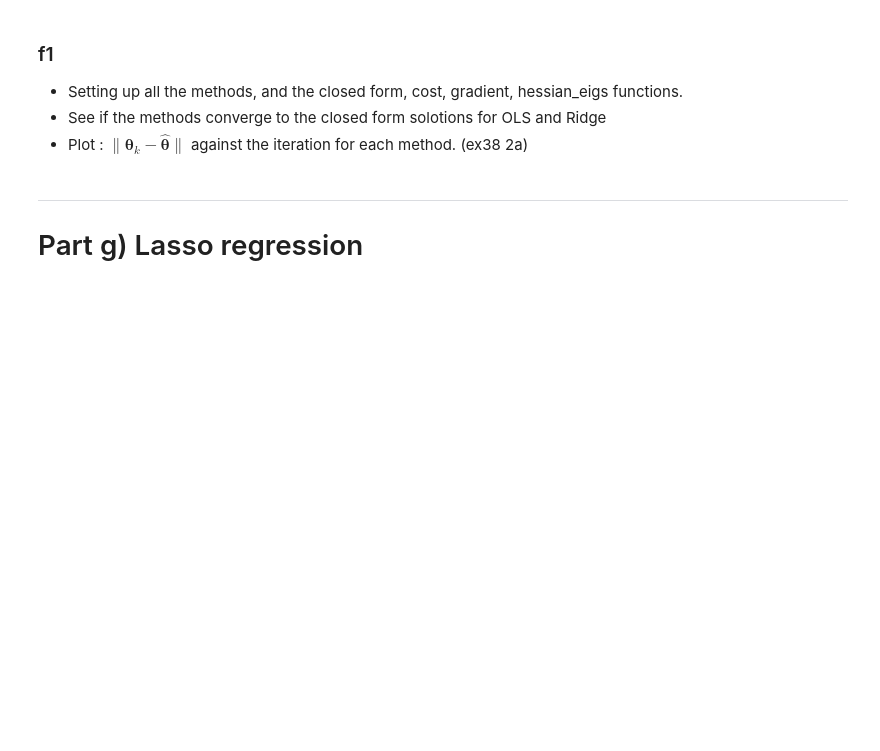
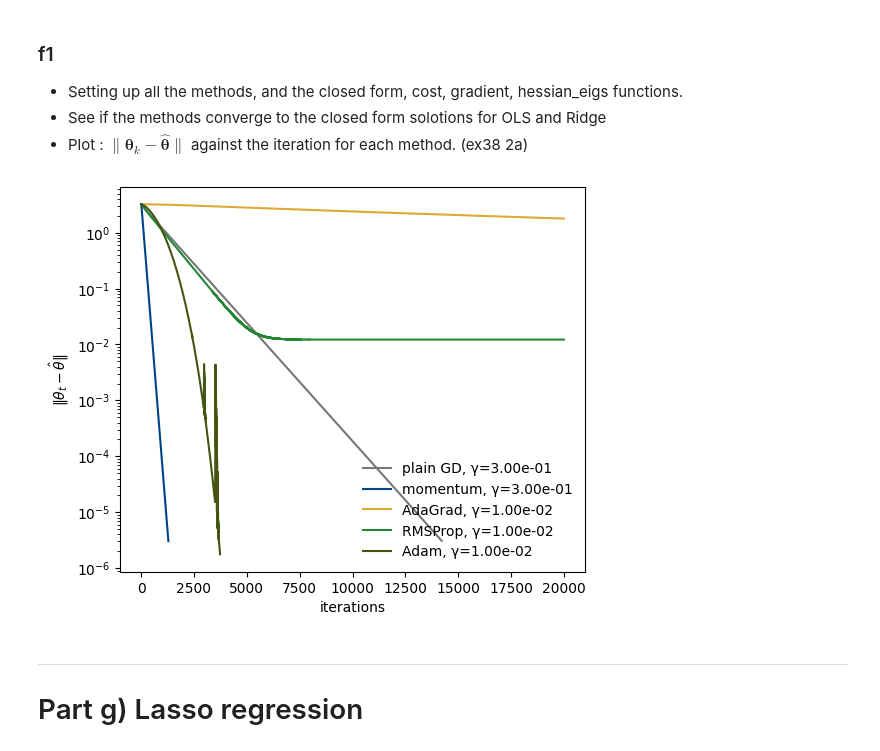
Before and after one commit to GardKL/Project1, a Jupyter notebook: Project1/code/Project1.ipynb, the cells around one changed output. Drawn from its saved outputs; the diff is of its cells as text; code cells hidden in the pictures; blank space fills up the shorter version.

```diff
--- a/Project1/code/Project1.ipynb
+++ b/Project1/code/Project1.ipynb
@@ -1037,8 +1037,61 @@ def optimise(grad, theta0, method, gamma, num_iters=1000, tol=1e-8, **kw):
             break
     return np.array(history), t
 # %%
+import jax
+jax.config.update("jax_enable_x64", True)
+#sceleton from week37tuesday
 
-x_f, y_f = make_data(n=100,sigma = 0.1, seed = 2026)
+def runge_data(n=100, degree=6, sigma=0.1, seed=2026):
+    """Standardised polynomial design matrix (no intercept column) and centred targets."""
+    x, y = make_data(n=n, sigma = sigma, seed = seed)
+    X = np.column_stack([x**k for k in range(1, degree + 1)])
+    X_mean, X_std = X.mean(axis=0), X.std(axis=0)
+    X_norm = (X - X_mean) / X_std
+    y_centered = y - y.mean()
+    return X_norm, y_centered
+
+#----------------------
+X_f , y_f = runge_data(degree = 6) # This can be changed after deciding what degree we look at in e)
+eigf1 = hessian_eigs(X_f)
+eigmin_f1 = eigf1[0]
+eigmax_f1 = eigf1[-1]
+gmaxf1 = 2 / eigmax_f1
+#------------------------
+
+
+#--------------------------
+cf_OLS = closed_form(X_f,y_f)
+cf_Ridge = closed_form(X_f,y_f, lam = 0.001) # we decide on a lambda after e)
+#--------------------------
+
+
+#Function from ex38 that fits to a specific RUNS list.
+def runf1(X,y,theta_hat,lam,runs, num_iters=30000):
+    grad = lambda th: gradient(th,X,y,lam)
+    resultat = {}
+    for method, gamma, color, label in runs:
+        history, t = optimise(grad, np.zeros(X.shape[1]),method,gamma, num_iters = num_iters)
+        distances = np.linalg.norm(history - theta_hat, axis = 1)
+        resultat[(method,gamma)] = distances
+    return resultat
+
+
+#Setting up the Run list
+
+RUN = (("plain", 0.9*gmaxf1 , "#777777", "plain GD"), ("momentum", 0.9*gmaxf1, "#004488", "momentum"),("adagrad", 0.01, "#DDAA33", "AdaGrad"), ("rmsprop", 0.01, "#228833", "RMSProp"),
+       ("adam", 0.01, "#445511"  , "Adam"))
+
+resultat_OLS = runf1(X_f,y_f,cf_OLS,0.0,RUN, num_iters = 20000)
+
+fig, ax = plt.subplots(figsize = (6,5))
+for method, gamma, color, label in RUN:
+    ax.semilogy(resultat_OLS[(method, gamma)], color=color, label=f"{label}, γ={gamma:.2e}")
+ax.set_xlabel("iterations")
+ax.set_ylabel(r"$\|\theta_t - \hat\theta\|$")
+ax.legend(loc="lower right", frameon=False, fontsize=10)
+plt.show()
+# %% [output]
+[figure, added]
 # %% [markdown]
 ---
 # Part g) Lasso regression
```
Also changed, not shown: parts of 1 cell of this notebook.
